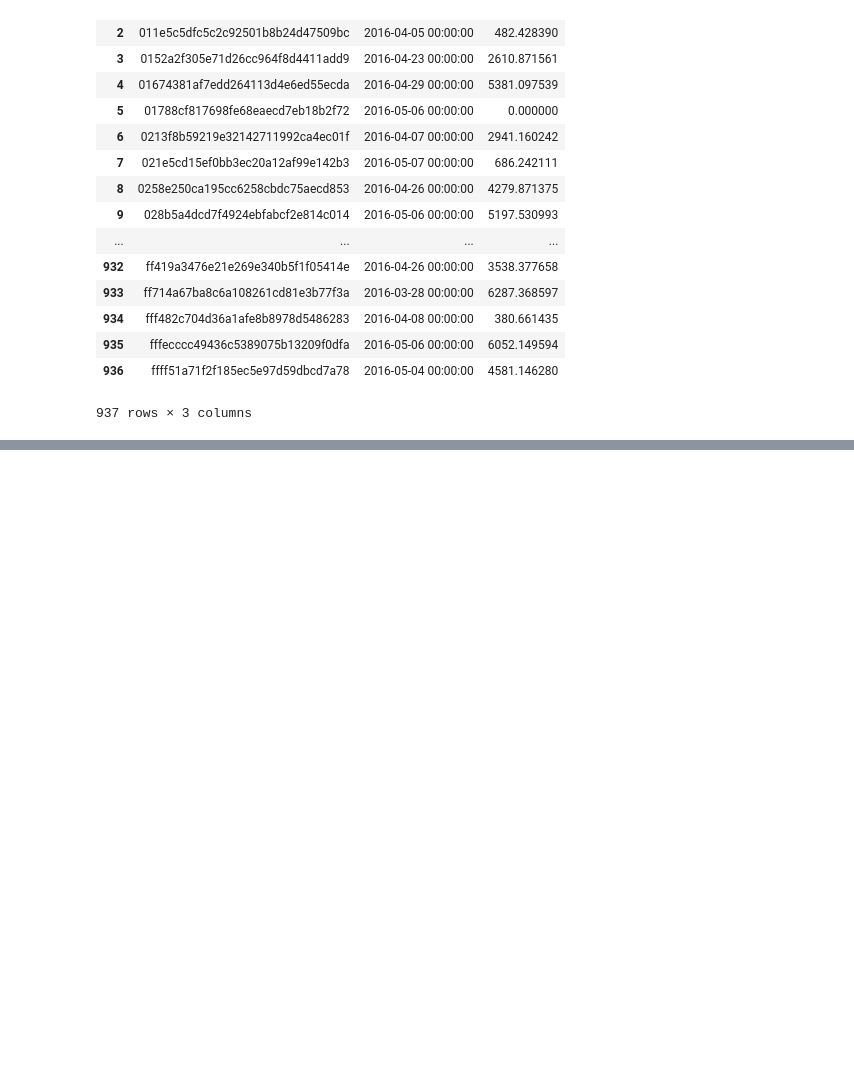
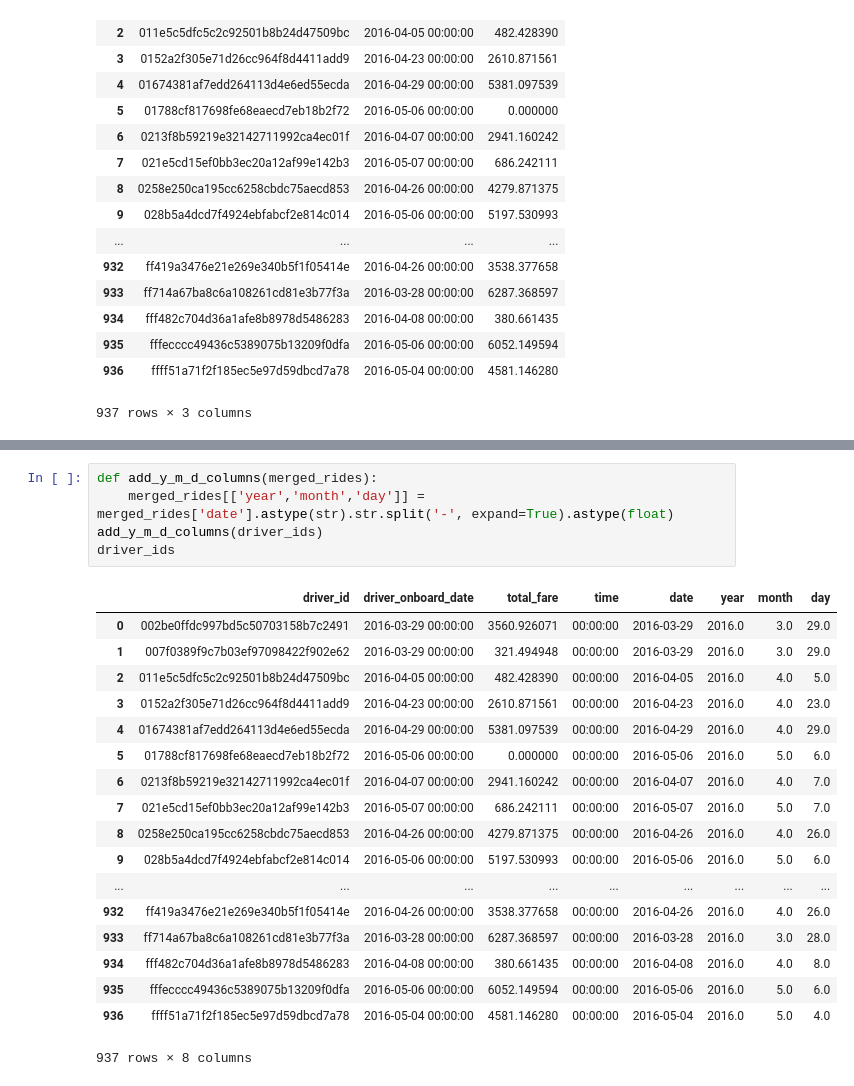
Before and after one commit to nicholasprayogo/lyft_data_challenge, a Jupyter notebook: data-challenge.ipynb, the cells around one changed output, grey strips where cells are left out. Cells and saved outputs as stored; diff of their text form; blank space fills up the shorter version.

```diff
--- a/data-challenge.ipynb
+++ b/data-challenge.ipynb
@@ -169,0 +256,24 @@ dtype: object
+# %%
+def add_y_m_d_columns(merged_rides):
+    merged_rides[['year','month','day']] = merged_rides['date'].astype(str).str.split('-', expand=True).astype(float)
+add_y_m_d_columns(driver_ids)
+driver_ids
+# %% [output]
+|  | driver_id | driver_onboard_date | total_fare | time | date | year | month | day |
+| 0 | 002be0ffdc997bd5c50703158b7c2491 | 2016-03-29 00:00:00 | 3560.926071 | 00:00:00 | 2016-03-29 | 2016.0 | 3.0 | 29.0 |
+| 1 | 007f0389f9c7b03ef97098422f902e62 | 2016-03-29 00:00:00 | 321.494948 | 00:00:00 | 2016-03-29 | 2016.0 | 3.0 | 29.0 |
+| 2 | 011e5c5dfc5c2c92501b8b24d47509bc | 2016-04-05 00:00:00 | 482.428390 | 00:00:00 | 2016-04-05 | 2016.0 | 4.0 | 5.0 |
+| 3 | 0152a2f305e71d26cc964f8d4411add9 | 2016-04-23 00:00:00 | 2610.871561 | 00:00:00 | 2016-04-23 | 2016.0 | 4.0 | 23.0 |
+| 4 | 01674381af7edd264113d4e6ed55ecda | 2016-04-29 00:00:00 | 5381.097539 | 00:00:00 | 2016-04-29 | 2016.0 | 4.0 | 29.0 |
+| 5 | 01788cf817698fe68eaecd7eb18b2f72 | 2016-05-06 00:00:00 | 0.000000 | 00:00:00 | 2016-05-06 | 2016.0 | 5.0 | 6.0 |
+| 6 | 0213f8b59219e32142711992ca4ec01f | 2016-04-07 00:00:00 | 2941.160242 | 00:00:00 | 2016-04-07 | 2016.0 | 4.0 | 7.0 |
+| 7 | 021e5cd15ef0bb3ec20a12af99e142b3 | 2016-05-07 00:00:00 | 686.242111 | 00:00:00 | 2016-05-07 | 2016.0 | 5.0 | 7.0 |
+| 8 | 0258e250ca195cc6258cbdc75aecd853 | 2016-04-26 00:00:00 | 4279.871375 | 00:00:00 | 2016-04-26 | 2016.0 | 4.0 | 26.0 |
+| 9 | 028b5a4dcd7f4924ebfabcf2e814c014 | 2016-05-06 00:00:00 | 5197.530993 | 00:00:00 | 2016-05-06 | 2016.0 | 5.0 | 6.0 |
+| ... | ... | ... | ... | ... | ... | ... | ... | ... |
+| 932 | ff419a3476e21e269e340b5f1f05414e | 2016-04-26 00:00:00 | 3538.377658 | 00:00:00 | 2016-04-26 | 2016.0 | 4.0 | 26.0 |
+| 933 | ff714a67ba8c6a108261cd81e3b77f3a | 2016-03-28 00:00:00 | 6287.368597 | 00:00:00 | 2016-03-28 | 2016.0 | 3.0 | 28.0 |
+| 934 | fff482c704d36a1afe8b8978d5486283 | 2016-04-08 00:00:00 | 380.661435 | 00:00:00 | 2016-04-08 | 2016.0 | 4.0 | 8.0 |
+| 935 | fffecccc49436c5389075b13209f0dfa | 2016-05-06 00:00:00 | 6052.149594 | 00:00:00 | 2016-05-06 | 2016.0 | 5.0 | 6.0 |
+| 936 | ffff51a71f2f185ec5e97d59dbcd7a78 | 2016-05-04 00:00:00 | 4581.146280 | 00:00:00 | 2016-05-04 | 2016.0 | 5.0 | 4.0 |
+937 rows × 8 columns
```
Also changed, not shown: parts of 26 cells of this notebook.
